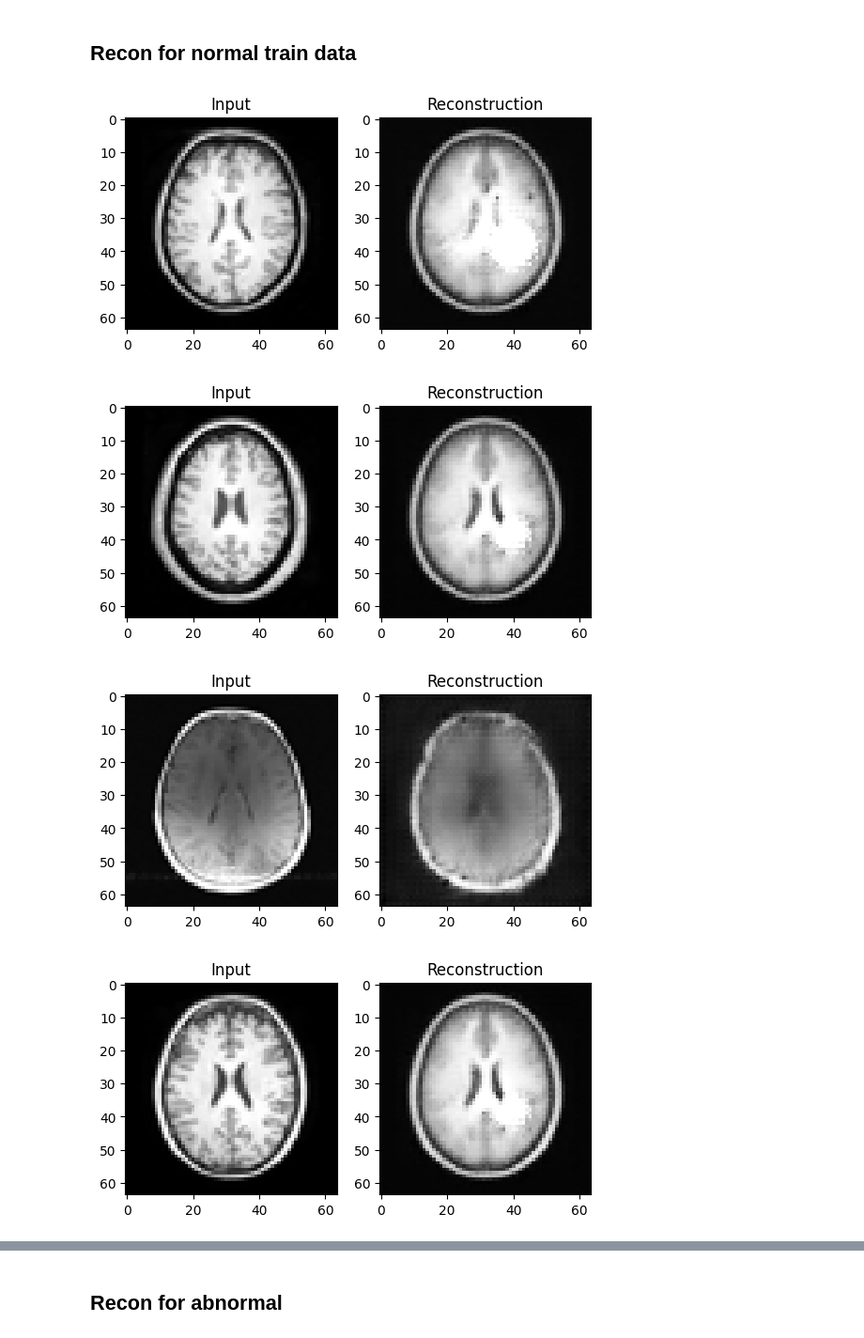
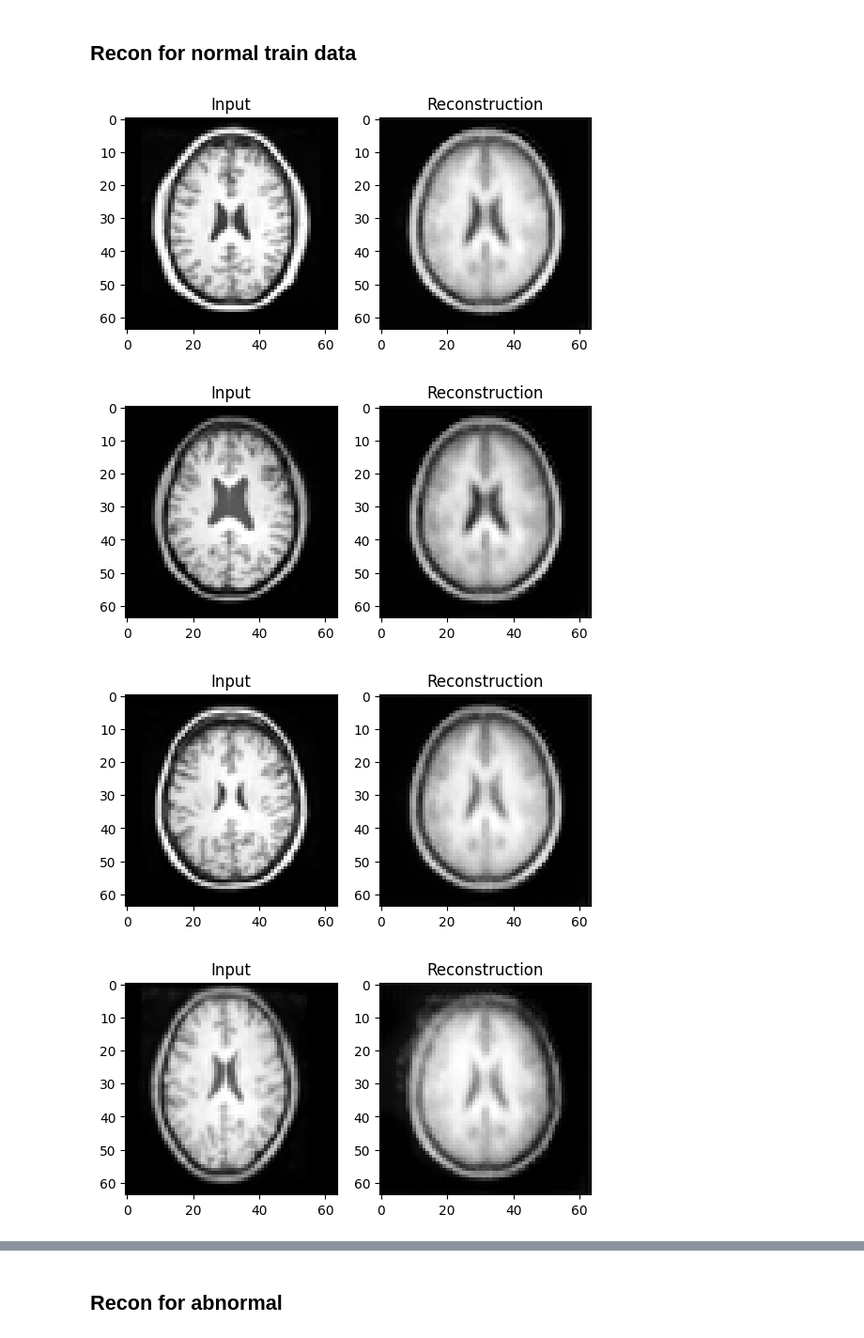
Before and after one commit to MarcelRosier/mad_seminar, a Jupyter notebook: run_eval.ipynb, the cells around one changed output, grey strips where cells are left out. Shown at 94% size. Drawn from its saved outputs; the diff is of its cells as text; code cells hidden in the pictures.

```diff
--- a/run_eval.ipynb
+++ b/run_eval.ipynb
@@ -93,7 +93,7 @@ model = get_model(config)
 model = Ganomaly(
     batch_size=256,
     input_size=(64, 64),
-    latent_vec_size=100,
+    latent_vec_size=256,#256,
     wadv=1,
     wcon=50,
     wenc=1,
@@ -101,10 +101,10 @@ model = Ganomaly(
     beta1=0.5,
     beta2=0.999,
 )
-custom_cp = "/home/marcel/Projects/uni/mad_seminar/lightning_logs/version_51/checkpoints/epoch=109-step=3960.ckpt"
+custom_cp = "/home/marcel/Projects/uni/mad_seminar/lightning_logs/version_68/checkpoints/epoch=149-step=2400.ckpt"
 # Initialize the model by loading from the checkpoint
 model.load_state_dict(torch.load(custom_cp)['state_dict'])
 # model.load_state_dict(torch.load(checkpoint_path)['state_dict'])
-model.eval()
+_ =model.eval()
 # %% [output]
 Loading model ganomaly
@@ -231,9 +232,9 @@ evaluator.plot_in_rec(label="normal", n=3)
 # %% [markdown]
 ## Recon for normal train data
 # %%
-train_evaluator.plot_in_rec(label="train", n=5)
+train_evaluator.plot_in_rec(label="train", n=16)
 # %% [output]
-[figure, old version]
+[figure, new version]
-[figure, old version]
+[figure, new version]
-[figure, old version]
+[figure, new version]
-[figure, old version]
+[figure, new version]
```
Also changed, not shown: parts of 15 cells of this notebook, 6 other files.
